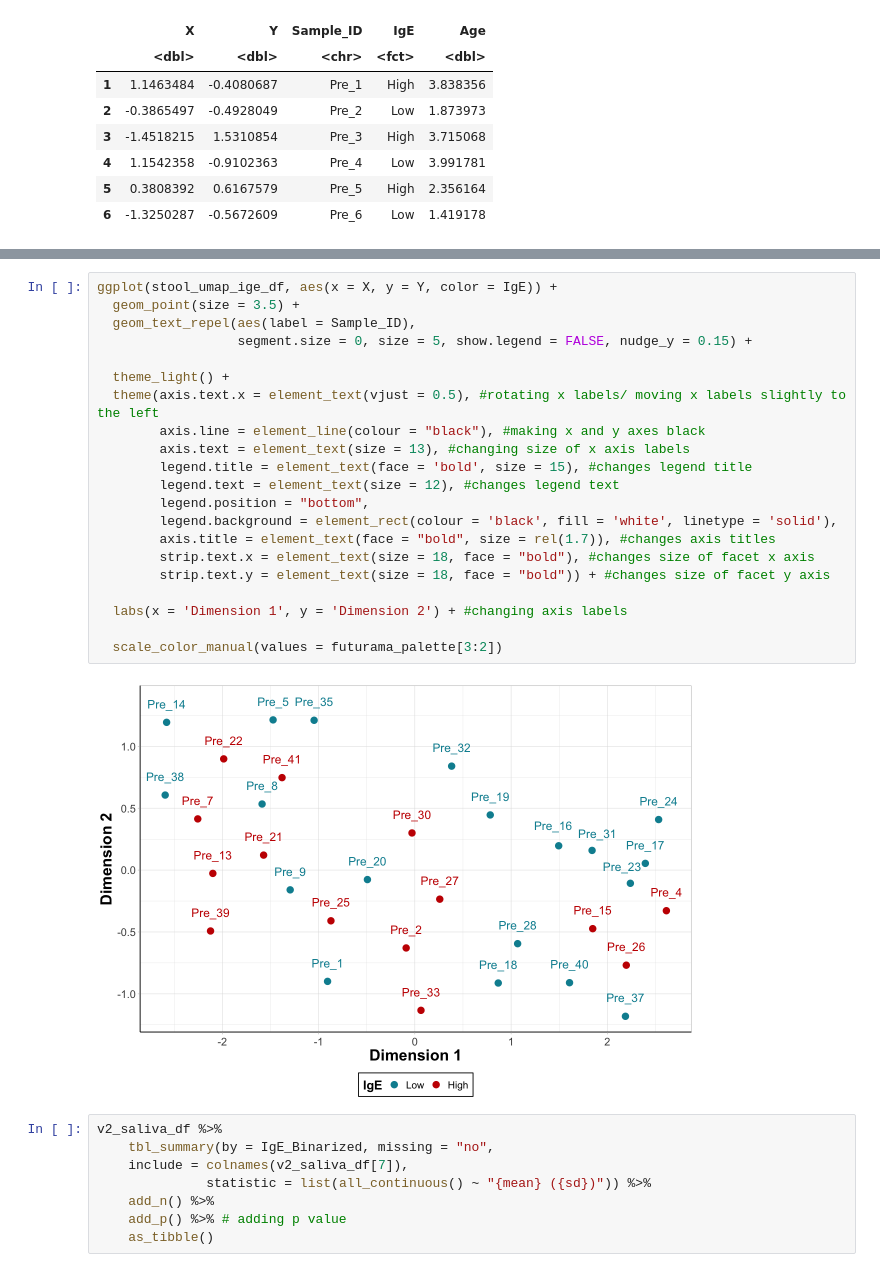
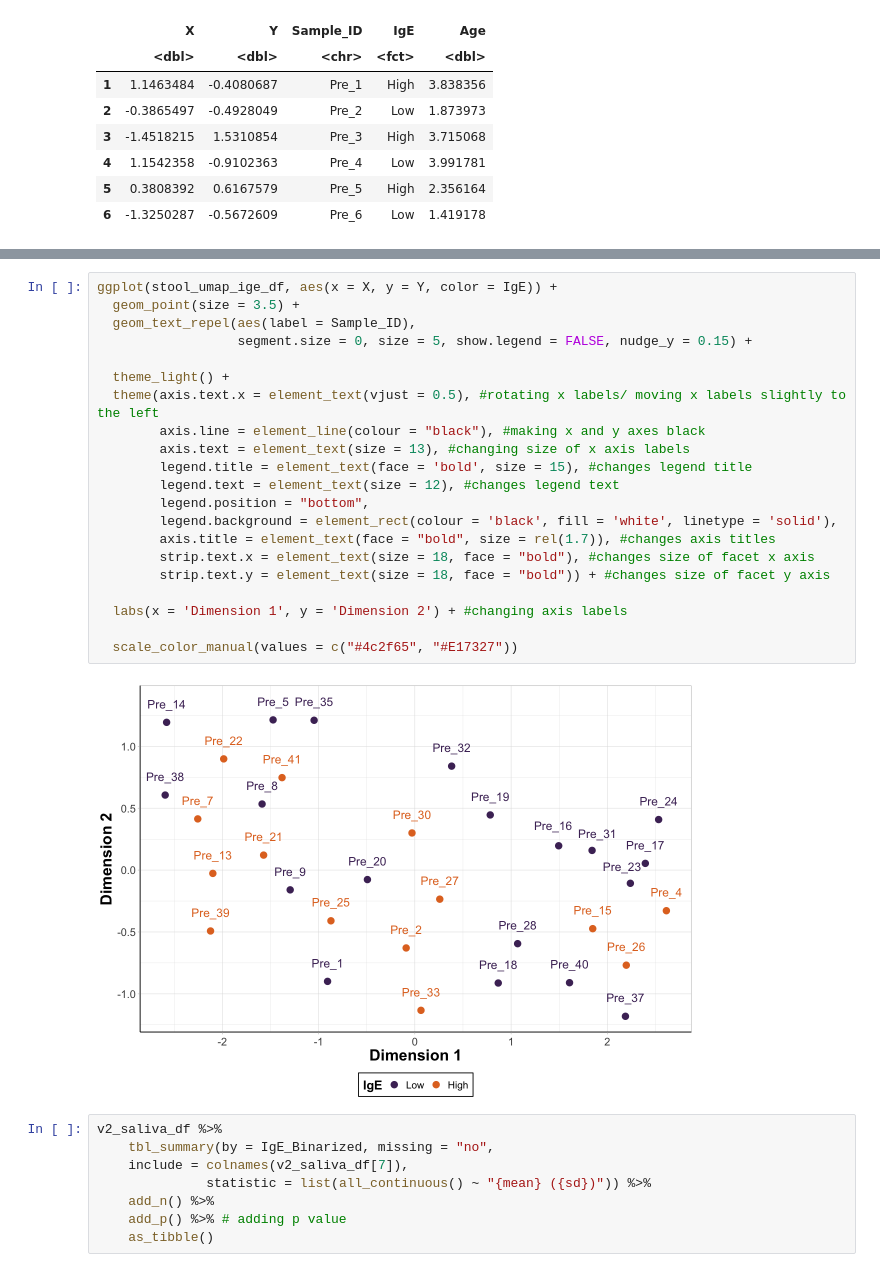
Before and after one commit to Ragerlab/P1013.-Microbiome-Peanut-Allergy, a Jupyter notebook: 5. Cluster Analyses/Cluster Analyses.ipynb, the cells around one changed output, grey strips where cells are left out. Drawn from its saved outputs; the diff is of its cells as text.

```diff
--- a/5. Cluster Analyses/Cluster Analyses.ipynb
+++ b/5. Cluster Analyses/Cluster Analyses.ipynb
@@ -328,26 +251,26 @@ ggplot(saliva_umap_ige_df, aes(x = X, y = Y, color = IgE)) +
 # %%
 ggplot(stool_umap_ige_df, aes(x = X, y = Y, color = IgE)) +
   geom_point(size = 3.5) +
   geom_text_repel(aes(label = Sample_ID),
                   segment.size = 0, size = 5, show.legend = FALSE, nudge_y = 0.15) +
 
   theme_light() +
   theme(axis.text.x = element_text(vjust = 0.5), #rotating x labels/ moving x labels slightly to the left
         axis.line = element_line(colour = "black"), #making x and y axes black
         axis.text = element_text(size = 13), #changing size of x axis labels
         legend.title = element_text(face = 'bold', size = 15), #changes legend title
         legend.text = element_text(size = 12), #changes legend text
         legend.position = "bottom",
         legend.background = element_rect(colour = 'black', fill = 'white', linetype = 'solid'),
         axis.title = element_text(face = "bold", size = rel(1.7)), #changes axis titles
         strip.text.x = element_text(size = 18, face = "bold"), #changes size of facet x axis
         strip.text.y = element_text(size = 18, face = "bold")) + #changes size of facet y axis
 
   labs(x = 'Dimension 1', y = 'Dimension 2') + #changing axis labels
 
-  scale_color_manual(values = futurama_palette[3:2])
+  scale_color_manual(values = c("#4c2f65", "#E17327"))
 # %% [output]
-[figure, old version]
+[figure, new version]
 # %%
 v2_saliva_df %>%
     tbl_summary(by = IgE_Binarized, missing = "no",
```
Also changed, not shown: parts of 19 cells of this notebook.
